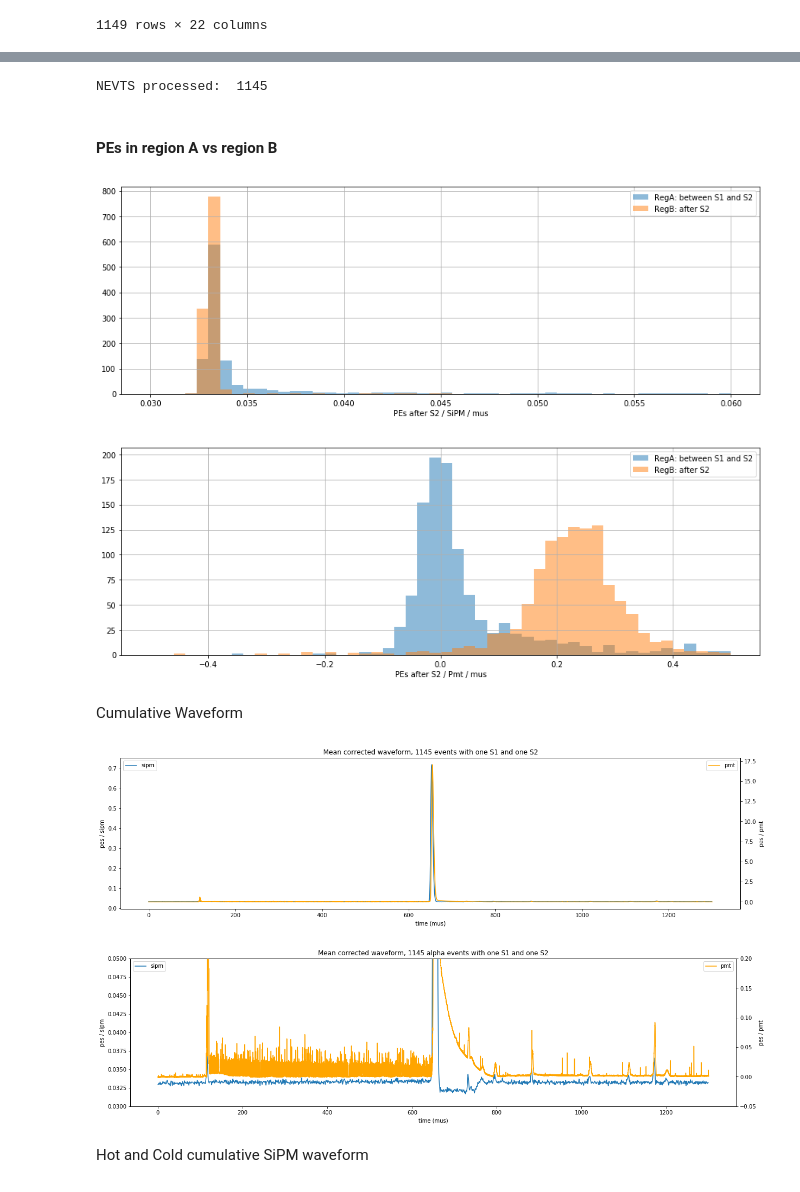
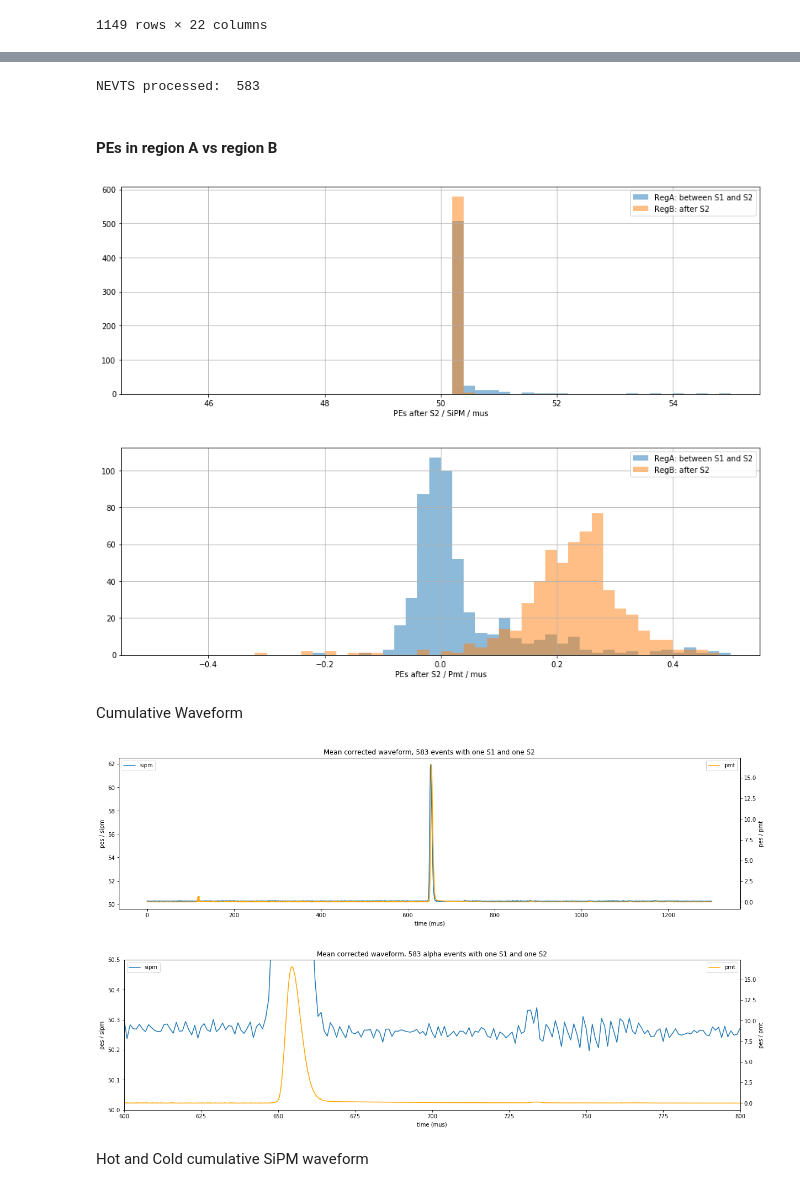
Before and after one commit to abotas/ICARO, a Jupyter notebook: icaro/Kryptonite/SiPMShowers-alphas-3741.ipynb, the cells around one changed output, grey strips where cells are left out. Saved outputs shown, nothing was run; the diff lists cells and outputs as text; code cells hidden in the pictures.

```diff
--- a/icaro/Kryptonite/SiPMShowers-alphas-3741.ipynb
+++ b/icaro/Kryptonite/SiPMShowers-alphas-3741.ipynb
@@ -269,7 +269,7 @@ for subrun in RWF_files:
 
         # Sum of whole waveforms
         pmt_sum  += epm.CAL_PMT
-        sipm_sum += epm.sipm
+        sipm_sum += ssipmrwf[evi]
 
         # Find Hot and Cold SiPMs
         event_num = srevents[evi]
@@ -278,9 +278,9 @@ for subrun in RWF_files:
         si_hot_i  = find_sipms(bx, by,  hot_t, rmin=None)
         si_warm_i = find_sipms(bx, by, warm_t, rmin=hot_t)
         si_cold_i = find_sipms(bx, by,  1.0e6, rmin=warm_t)
-        siwf_hot  += epm.sipm[si_hot_i ].mean(axis=0)
-        siwf_warm += epm.sipm[si_warm_i].mean(axis=0)
-        siwf_cold += epm.sipm[si_cold_i].mean(axis=0)
+        siwf_hot  += ssipmrwf[evi][si_hot_i ].mean(axis=0)
+        siwf_warm += ssipmrwf[evi][si_warm_i].mean(axis=0)
+        siwf_cold += ssipmrwf[evi][si_cold_i].mean(axis=0)
 
         # Find A and B regions (ns)
         tbuf   = 1 * units.mus
@@ -288,8 +288,8 @@ for subrun in RWF_files:
         Btimes = np.array([epm.S2[0][0][-1] + tbuf, 1300000         - tbuf], dtype=np.float32)
         Ai     = np.array(np.ceil(Atimes / units.mus), dtype=np.int32) # indices of sipm wvfm (same as time in mus)
         Bi     = np.array(np.ceil(Btimes / units.mus), dtype=np.int32)
-        regA   = epm.sipm[:, Ai[0]: Ai[1] + 1]
-        regB   = epm.sipm[:, Bi[0]: Bi[1] + 1]
+        regA   = ssipmrwf[evi][:, Ai[0]: Ai[1] + 1]
+        regB   = ssipmrwf[evi][:, Bi[0]: Bi[1] + 1]
 
         # Get cumulative waveform of PMTs (a kind of positive control)
         Ai_pmt   = np.array(Ai * units.mus / 25.0 * units.ns, dtype=np.int32)
@@ -374,13 +375,13 @@ si_coldc  = np.array(si_coldc)
 # %%
 print('NEVTS processed: ', pevts)
 # %% [output]
-NEVTS processed:  1145
+NEVTS processed:  583
 # %% [markdown]
 #### PEs in region A vs region B
 # %%
 plt.figure(figsize=(15,5))
 nza = np.nonzero(At)[0]
-r=(0.03,.06)
+r=(45,55)
 plt.hist(Apes.mean(axis=1)[nza] / At[nza], bins = 50, alpha=.5, range=r, label='RegA: between S1 and S2')
 plt.hist(Bpes.mean(axis=1)      / Bt     , bins = 50, alpha=.5, range=r, label='RegB: after S2')
 plt.xlabel('PEs after S2 / SiPM / mus')
@@ -397,43 +398,45 @@ plt.legend()
 plt.grid(True)
 plt.show()
 # %% [output]
-[figure, old version]
+[figure, new version]
-[figure, old version]
+[figure, new version]
 # %% [markdown]
 Cumulative Waveform
 # %%
 fig, ax1 = plt.subplots(figsize=(20,5))
 
 sipm_ms = sipm_sum.mean(axis=0) / float(pevts)
 pmt_ms  = pmt_sum .mean(axis=0) / float(pevts)
 
 ax1.plot(range(len(sipm_ms)), sipm_ms, label='sipm')
 ax1.set_xlabel('time (mus)')
 ax1.set_ylabel('pes / sipm')
 ax1.legend(loc=2)
 ax2 = ax1.twinx()
 ax2.plot(np.array(range(len(pmt_ms))) / 1.0e3*25, pmt_ms, c='orange', label='pmt' )
 ax2.set_ylabel('pes / pmt')
 plt.title('Mean corrected waveform, ' + str(len(At)) + ' events with one S1 and one S2')
 ax2.legend()
 plt.show()
 
 fig, ax1 = plt.subplots(figsize=(20,5))
 ax1.plot(range(len(sipm_ms)), sipm_ms, label='sipm')
 ax1.set_xlabel('time (mus)')
 ax1.set_ylabel('pes / sipm')
-ax1.set_ylim(0.03,.05)
+ax1.set_ylim(50,50.5)
+ax2.set_xlim(600, 800)
 ax1.legend(loc=2)
 ax2 = ax1.twinx()
 ax2.plot(np.array(range(len(pmt_ms))) / 1.0e3*25, pmt_ms, c='orange', label='pmt' )
 ax2.set_ylabel('pes / pmt')
-ax2.set_ylim(-.05,.2)
+ax2.set_xlim(600, 800)
+#ax2.set_ylim(-.05,.2)
 plt.title('Mean corrected waveform, ' + str(len(At)) + ' alpha events with one S1 and one S2')
 ax2.legend()
 plt.show()
 # %% [output]
-[figure, old version]
+[figure, new version]
-[figure, old version]
+[figure, new version]
 # %% [markdown]
 Hot and Cold cumulative SiPM waveform
 # %%
```
Also changed, not shown: parts of 12 cells of this notebook, 1 other file.
